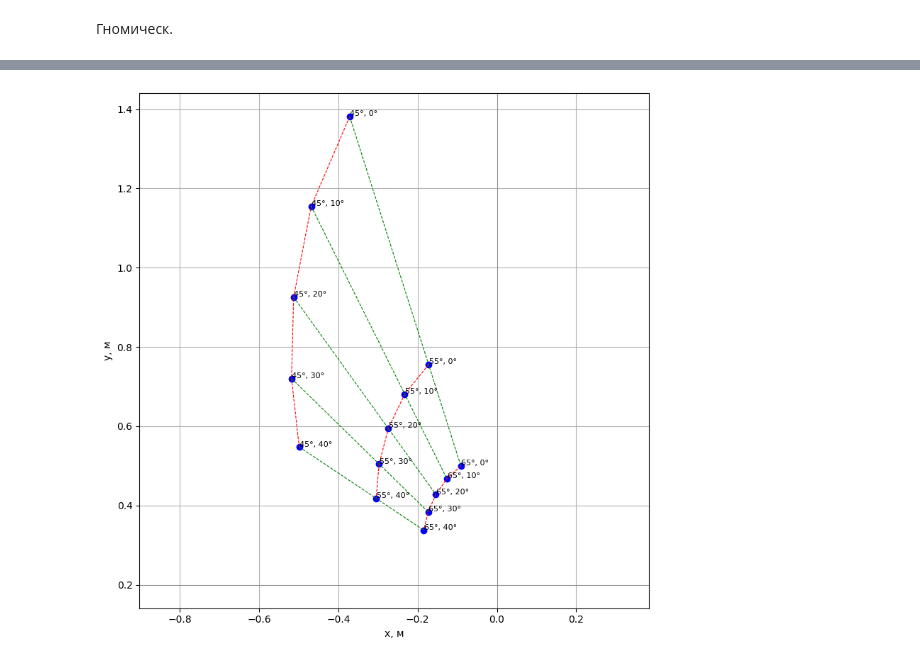
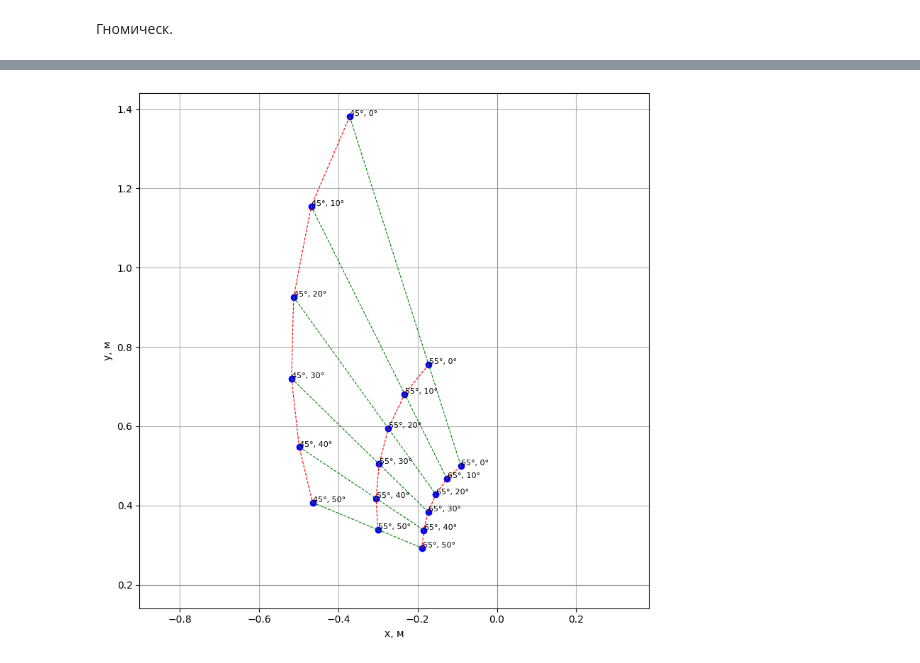
Before and after one commit to MrJetFox/Matveev-N.-Math.-found.-of-geo., a Jupyter notebook: МАТКАРТА.ipynb, the cells around one changed output, grey strips where cells are left out. Drawn from its saved outputs; the diff is of its cells as text; code cells hidden in the pictures.

```diff
--- a/МАТКАРТА.ipynb
+++ b/МАТКАРТА.ipynb
@@ -521,7 +521,7 @@ def gnomonic_projection(phi_deg, lambda_deg):
     return x, y
 
 latitudes = [45, 55, 65 ]
-longitudes = [0, 10, 20, 30, 40]
+longitudes = [0, 10, 20, 30, 40, 50]
 
 points = [(phi, lam, *gnomonic_projection(phi, lam)) for phi in latitudes for lam in longitudes]
 
@@ -531,31 +531,31 @@ for phi, lam, x, y in points:
     plt.plot(x, y, 'bo')
     plt.text(x + 0.001, y + 0.001, f"{phi}°, {lam}°", fontsize=8)
 
 for phi in latitudes:
     x_vals = []
     y_vals = []
     for lam in longitudes:
         x, y = gnomonic_projection(phi, lam)
         x_vals.append(x)
         y_vals.append(y)
     plt.plot(x_vals, y_vals, 'r--', linewidth=0.8)
 
 for lam in longitudes:
     x_vals = []
     y_vals = []
     for phi in latitudes:
         x, y = gnomonic_projection(phi, lam)
         x_vals.append(x)
         y_vals.append(y)
     plt.plot(x_vals, y_vals, 'g--', linewidth=0.8)
 
 plt.axhline(0.2, color='gray', linewidth=0.5)
 plt.axvline(0, color='gray', linewidth=0.5)
 plt.xlabel("x, м")
 plt.ylabel("y, м")
 plt.grid(True)
 plt.axis('equal')
 plt.tight_layout()
 plt.show()
 # %% [output]
-[figure, old version]
+[figure, new version]
```
